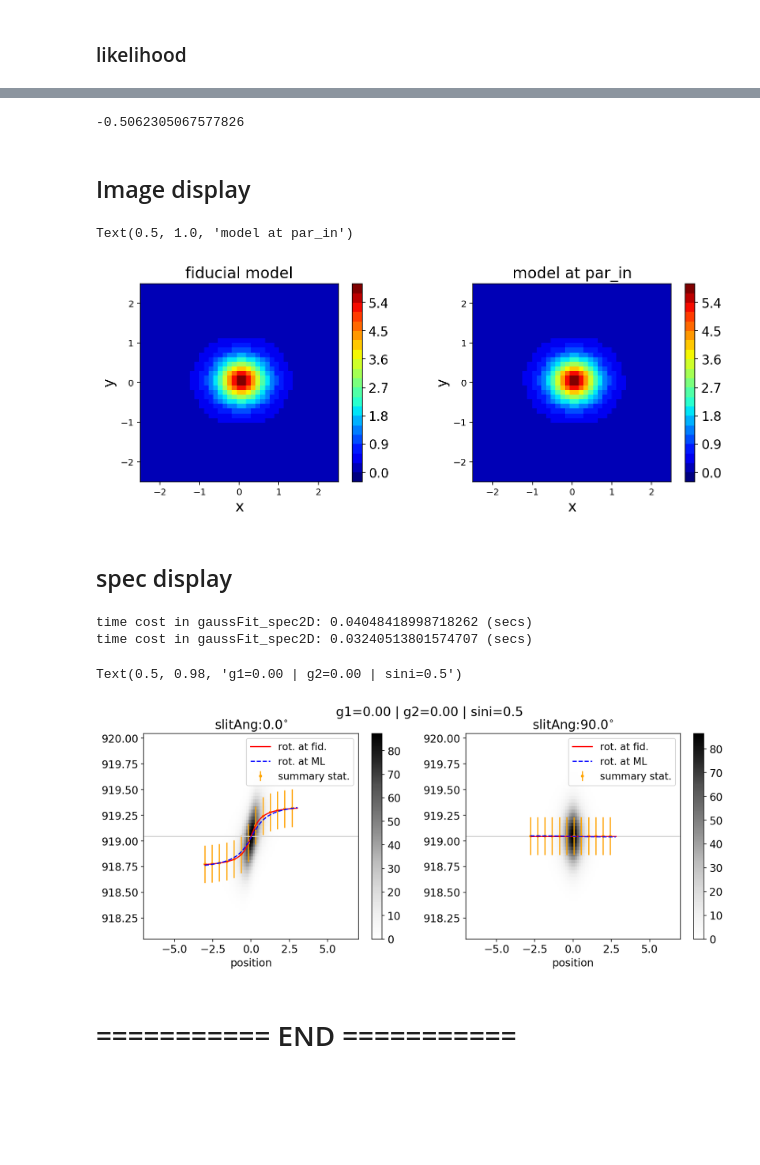
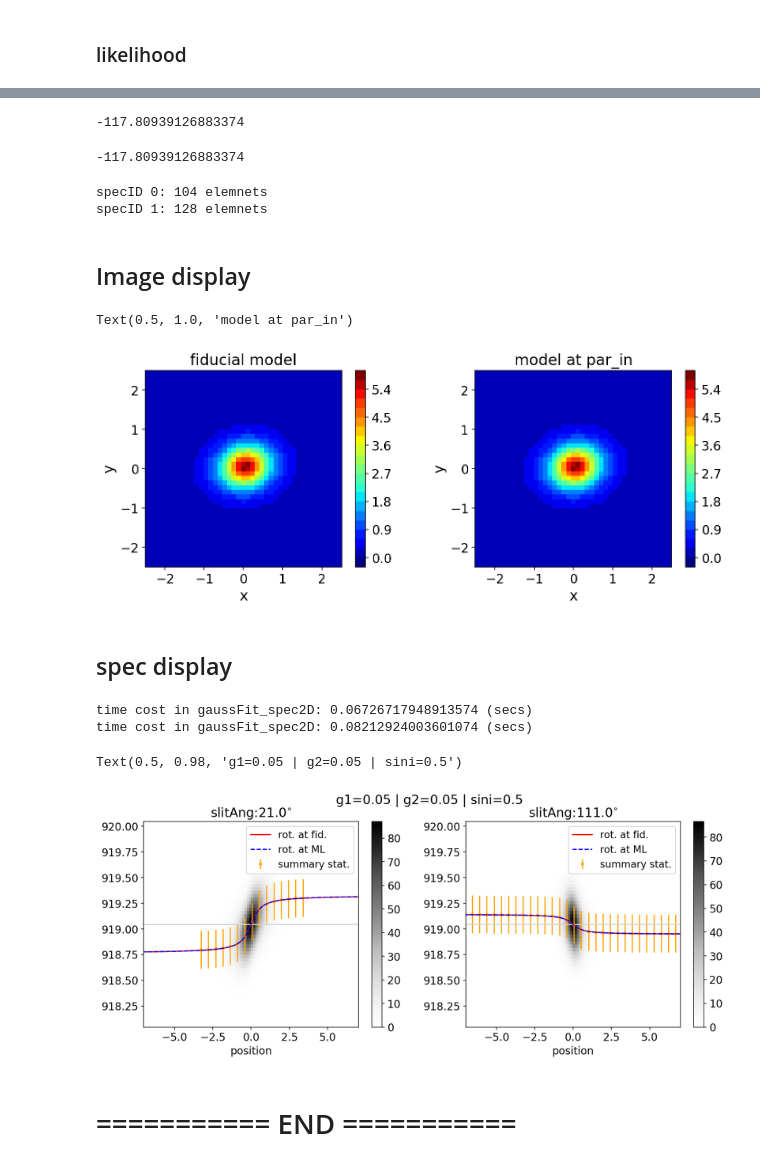
Before and after one commit to KinematicLensing/BinnedFit, a Jupyter notebook: notebook/[check] fit status.ipynb, the cells around one changed output, grey strips where cells are left out. Drawn from its saved outputs; the diff is of its cells as text; code cells hidden in the pictures; blank space fills up the shorter version.

Commit message:
Spec2D, GassFit complete for singlet spectrum

```diff
--- a/notebook/[check] fit status.ipynb
+++ b/notebook/[check] fit status.ipynb
@@ -30,8 +30,8 @@ from matplotlib.ticker import MaxNLocator
 line_species='Halpha'
 
 pars = {}
-pars['g1'] = 0.0
-pars['g2'] = 0.0
+pars['g1'] = 0.05
+pars['g2'] = 0.05
 pars['sini'] = 0.5
 
 pars['redshift'] = 0.4
@@ -74,7 +74,10 @@ pars['linelist'] = linelist
 # %%
 dataInfo = gen_mock_tfCube(pars, line_species, noise_mode=0)
 # %%
+thresholdSNR = 1e-6
+is_weightSNR=0
+
 GM=Gamma(data_info=dataInfo, \
          active_par_key=['vcirc', 'sini', 'vscale', 'r_0', 'v_0', 'g1', 'g2', 'r_hl_image', 'theta_int', 'flux'], \
-         thresholdSNR = 5e-6)
+         thresholdSNR = thresholdSNR, is_weightSNR=is_weightSNR)
 # %% [output]
@@ -92,10 +101,10 @@ array([2.00000000e+02, 5.00000000e-01, 5.00000000e-01, 0.00000000e+00,
 # %% [markdown]
 # Check
 # %%
-#active_par_in = active_par_fid.copy()
-active_par_in = np.array([ 1.88679049e+02,  5.82391750e-01,  8.08062496e-01,  3.74093245e-02,
-       -2.66910994e-01, -3.02183522e-02,  1.13347000e-03,  4.99641696e-01,
-       -2.07060062e-02,  5.23756344e+02,  1.09885121e+02])
+active_par_in = active_par_fid.copy()
+#active_par_in = np.array([ 1.99225356e+02,  2.98954781e-01,  1.10562723e-01,  6.56244213e-02,
+#        1.24504832e+00,  9.41966041e-02,  6.14681631e-02,  5.03369134e-01,
+#       -1.88219550e-01,  5.27130697e+02,  5.95593726e+01])
 par_in = GM.Pars.gen_par_dict(active_par=active_par_in, active_par_key=GM.active_par_key, par_ref=GM.par_base)
 # %%
 for ind, key in enumerate(GM.active_par_key):
@@ -116,14 +132,20 @@ flux:  523.756344
+# %%
+logL_spec = GM.RotFit.cal_loglike(active_par=active_par_in)
+logL_spec
+# %% [output]
+-117.80939126883374
 # %%
 loglike_now = GM.cal_loglike(active_par=active_par_in)
 loglike_now
 # %% [output]
--0.5062305067577826
+-117.80939126883374
 # %%
 image_out = GM.ImgFit.model_image(sini=par_in['sini'] , half_light_radius=par_in['r_hl_image'], \
                                   theta_int=par_in['theta_int'], g1=par_in['g1'], g2=par_in['g2'])
 # %%
 rot_curve_out = []
 for j in range(GM.RotFit.Nspec):
+    print(f'specID {j}: {len(GM.RotFit.spec[j].spaceGrid)} elemnets')
     rot_curve_j = GM.RotFit.model_arctan_rotation(r=GM.RotFit.spec[j].spaceGrid, \
                                                 vcirc = par_in['vcirc'], \
                                                 sini = par_in['sini'], \
@@ -134,6 +156,9 @@ for j in range(GM.RotFit.Nspec):
                                                 slitAngle=par_in['slitAngles'][j]
                                                )
     rot_curve_out.append(rot_curve_j)
+# %% [output]
+specID 0: 104 elemnets
+specID 1: 128 elemnets
 # %% [markdown]
 ## Image display
 # %%
@@ -166,7 +191,7 @@ ax[0].set_title('fiducial model')
 ax[1].set_title('model at par_in')
 # %% [output]
 Text(0.5, 1.0, 'model at par_in')
-[figure, old version]
+[figure, new version]
 # %% [markdown]
 ## spec display
 # %%
@@ -195,8 +220,7 @@ fig.colorbar(img1, ax=ax[1])
 ## measured summary statstics
 
 for IDsp in range(2):
-    GaussFit = GaussFit_signle(spec2D=dataInfo['spec'][IDsp], lambda0=lambda0, thresholdSNR=5e-6)
-    dataInfo['spec'][IDsp] = GaussFit.spec2D
+    GaussFit = GaussFit_signle(spec2D=GM.RotFit.spec[IDsp], lambda0=lambda0, thresholdSNR=thresholdSNR)
     peakLambda, amp, sigma = GaussFit.gaussFit_spec2D()
     jump = 4
     ax[IDsp].errorbar(GaussFit.spec2D.spaceGrid[0::jump], peakLambda[0::jump], sigma[0::jump] ,color='orange', marker='o', markersize=3,ls='none',label='summary stat.')
@@ -205,14 +229,14 @@ for IDsp in range(2):
 ## fiducial rotation curve
 
 for IDsp in range(2):
-    fidicual_rot = GM.RotFit.model_arctan_rotation(r=dataInfo['spec'][IDsp].spaceGrid, \
+    fidicual_rot = GM.RotFit.model_arctan_rotation(r=GM.RotFit.spec[IDsp].spaceGrid, \
                                                    vcirc=GM.par_fid['vcirc'], sini=GM.par_fid['sini'], \
                                                    vscale=GM.par_fid['vscale'], r_0=GM.par_fid['r_0'], v_0=GM.par_fid['v_0'], \
                                                    g1=GM.par_fid['g1'], g2=GM.par_fid['g2'], \
                                                    theta_int=GM.par_fid['theta_int'], redshift=GM.par_fid['redshift'], \
                                                    slitAngle=GM.par_fid['slitAngles'][IDsp])
 
-    ax[IDsp].plot(dataInfo['spec'][IDsp].spaceGrid,fidicual_rot,color='r',ls='-',label='rot. at fid.', zorder=10)
+    ax[IDsp].plot(GM.RotFit.spec[IDsp].spaceGrid,fidicual_rot,color='r',ls='-',label='rot. at fid.', zorder=10)
 
 #ax[0].plot(GM.RotFit.spec_stats[0]['spaceGrid'],model_major,color='b',ls=':',label='fiducial rot.', zorder=10)
 #ax[1].plot(GM.RotFit.spec_stats[1]['spaceGrid'],model_minor,color='b',ls=':',label='fiducial rot.', zorder=10)
@@ -223,36 +247,36 @@ for IDsp in range(2):
 for IDsp in range(2):
     ax[IDsp].plot(GM.RotFit.spec[IDsp].spaceGrid, rot_curve_out[IDsp],color='b',ls='--',label='rot. at ML', zorder=10)
 
 
 ###############
 
 lambda_cen = dataInfo['lambda0']*(1.+dataInfo['par_fid']['redshift'])
 
 for j in range(2):
     ax[j].axhline(lambda_cen, color='lightgray')
     ax[j].set_xlabel('position', fontsize=14)
 
     x_width=7
     ax[j].set_xlim(-x_width,x_width)
 
     y_width=1
     ax[j].set_ylim(lambda_cen-y_width,lambda_cen+y_width)
 
     slitAng_i = pars['slitAngles'][j]*180./np.pi
     ax[j].set_title( f'slitAng:{slitAng_i:.1f}'+'$^{\circ}$' )
 
     ax[j].legend(loc="best",prop={'size':13})
 
 
 g1=pars['g1']
 g2=pars['g2']
 sini=pars['sini']
 
 fig.suptitle(f'g1={g1:.2f} | g2={g2:.2f} | sini={sini:.1f}')
 # %% [output]
-time cost in gaussFit_spec2D: 0.04048418998718262 (secs)
-time cost in gaussFit_spec2D: 0.03240513801574707 (secs)
+time cost in gaussFit_spec2D: 0.06726717948913574 (secs)
+time cost in gaussFit_spec2D: 0.08212924003601074 (secs)
-Text(0.5, 0.98, 'g1=0.00 | g2=0.00 | sini=0.5')
+Text(0.5, 0.98, 'g1=0.05 | g2=0.05 | sini=0.5')
-[figure, old version]
+[figure, new version]
 # %% [markdown]
 # =========== END ===========
```
Also changed, not shown: parts of 5 cells of this notebook, 14 other files.
